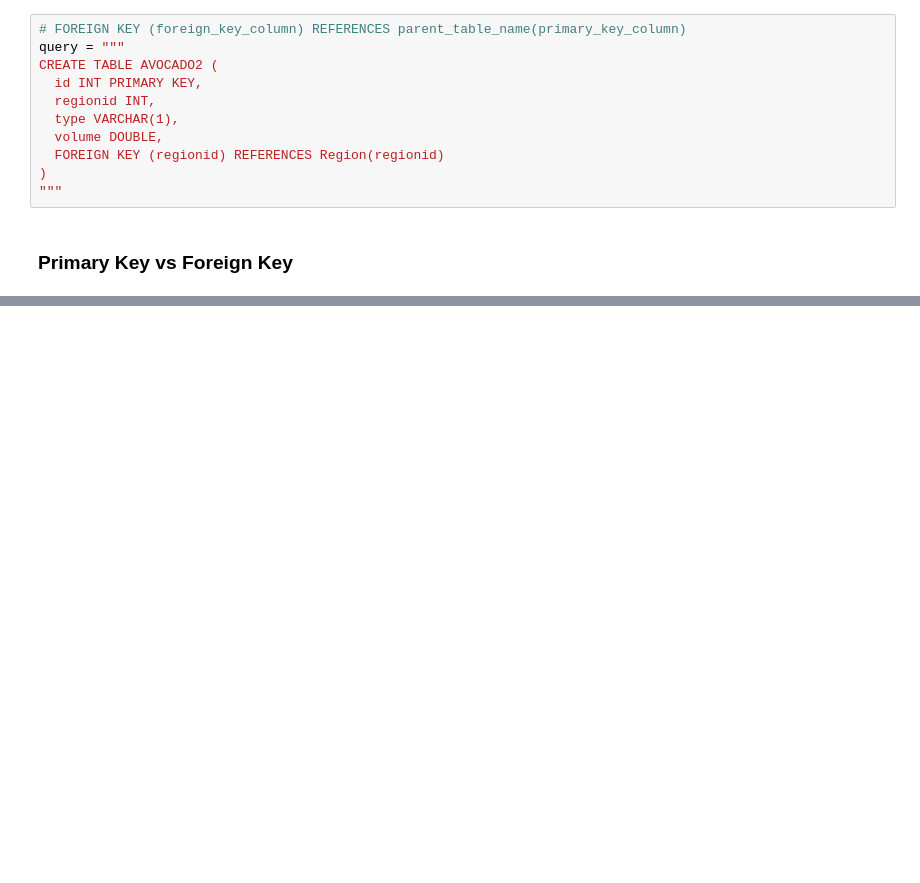
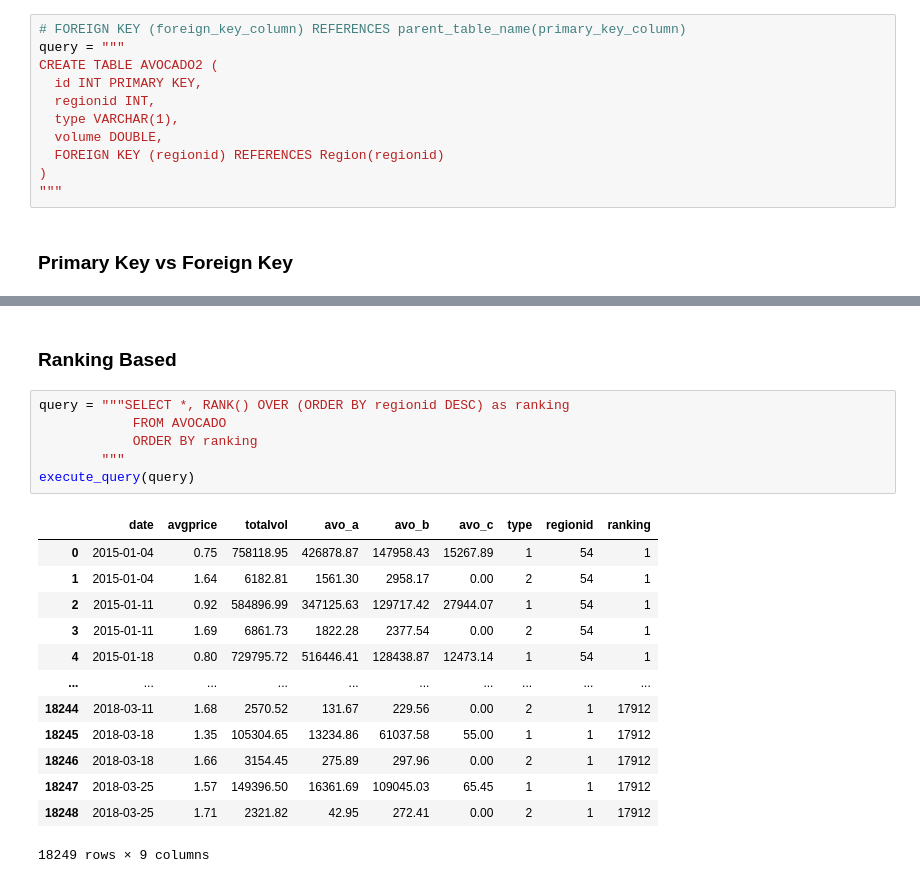
Before and after one commit to ramendrasingla/data-analysis-tutorial, a Jupyter notebook: SQL_Tutorial.ipynb, the cells around one changed output, grey strips where cells are left out. Saved outputs shown, nothing was run; the diff lists cells and outputs as text; blank space fills up the shorter version.

```diff
--- a/SQL_Tutorial.ipynb
+++ b/SQL_Tutorial.ipynb
@@ -576,0 +724,22 @@ Image(filename='/content/drive/MyDrive/Newton School/SQL/primary_vs_foreign.png'
+# %% [markdown]
+### Ranking Based
+# %%
+query = """SELECT *, RANK() OVER (ORDER BY regionid DESC) as ranking
+            FROM AVOCADO
+            ORDER BY ranking
+        """
+execute_query(query)
+# %% [output]
+|  | date | avgprice | totalvol | avo_a | avo_b | avo_c | type | regionid | ranking |
+| 0 | 2015-01-04 | 0.75 | 758118.95 | 426878.87 | 147958.43 | 15267.89 | 1 | 54 | 1 |
+| 1 | 2015-01-04 | 1.64 | 6182.81 | 1561.30 | 2958.17 | 0.00 | 2 | 54 | 1 |
+| 2 | 2015-01-11 | 0.92 | 584896.99 | 347125.63 | 129717.42 | 27944.07 | 1 | 54 | 1 |
+| 3 | 2015-01-11 | 1.69 | 6861.73 | 1822.28 | 2377.54 | 0.00 | 2 | 54 | 1 |
+| 4 | 2015-01-18 | 0.80 | 729795.72 | 516446.41 | 128438.87 | 12473.14 | 1 | 54 | 1 |
+| ... | ... | ... | ... | ... | ... | ... | ... | ... | ... |
+| 18244 | 2018-03-11 | 1.68 | 2570.52 | 131.67 | 229.56 | 0.00 | 2 | 1 | 17912 |
+| 18245 | 2018-03-18 | 1.35 | 105304.65 | 13234.86 | 61037.58 | 55.00 | 1 | 1 | 17912 |
+| 18246 | 2018-03-18 | 1.66 | 3154.45 | 275.89 | 297.96 | 0.00 | 2 | 1 | 17912 |
+| 18247 | 2018-03-25 | 1.57 | 149396.50 | 16361.69 | 109045.03 | 65.45 | 1 | 1 | 17912 |
+| 18248 | 2018-03-25 | 1.71 | 2321.82 | 42.95 | 272.41 | 0.00 | 2 | 1 | 17912 |
+18249 rows × 9 columns
```
Also changed, not shown: parts of 30 cells of this notebook.
